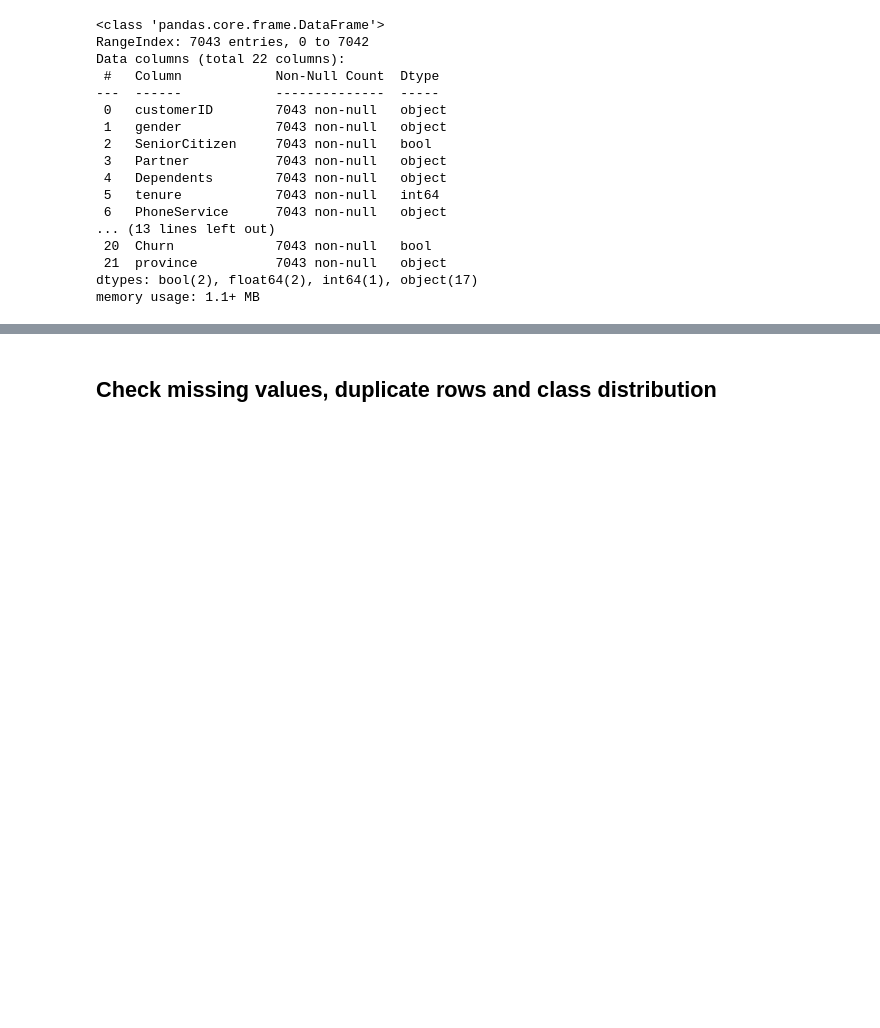
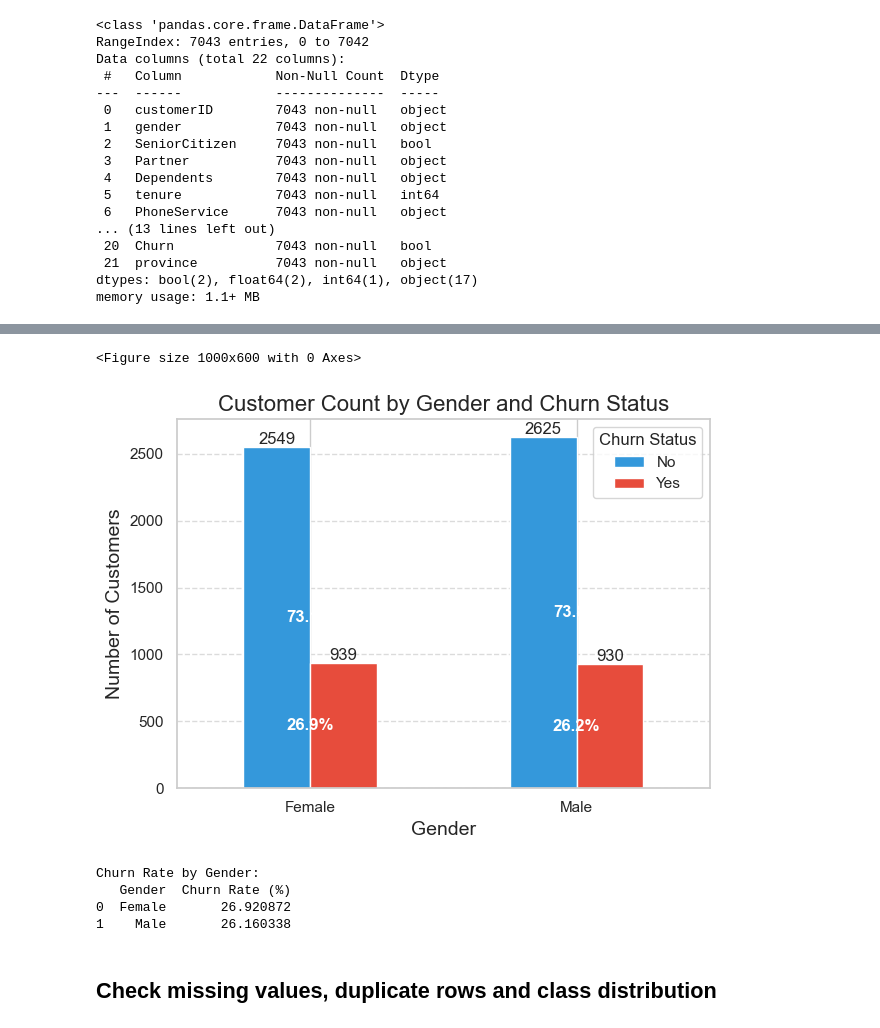
Before and after one commit to ravsssh/TelcoCustomer, a Jupyter notebook: Telco Customer Churn Rate.ipynb, the cells around one changed output, grey strips where cells are left out. Cells and saved outputs as stored; diff of their text form; code cells hidden in the pictures; blank space fills up the shorter version.

```diff
--- a/Telco Customer Churn Rate.ipynb
+++ b/Telco Customer Churn Rate.ipynb
@@ -113,3 +144,54 @@ memory usage: 1.1+ MB
+# %%
+import matplotlib.pyplot as plt
+import seaborn as sns
+
+# Create a grouped bar chart
+plt.figure(figsize=(10, 6))
+
+# Count the number of customers by gender and churn status
+gender_churn_counts = original_df.groupby(['gender', 'Churn']).size().unstack()
+
+# Create the plot
+ax = gender_churn_counts.plot(kind='bar', color=['#3498db', '#e74c3c'])
+
+# Add value labels on top of each bar
+for container in ax.containers:
+    ax.bar_label(container, fmt='%d')
+
+# Customize the plot
+plt.title('Customer Count by Gender and Churn Status', fontsize=16)
+plt.xlabel('Gender', fontsize=14)
+plt.ylabel('Number of Customers', fontsize=14)
+plt.legend(title='Churn Status', labels=['No', 'Yes'])
+plt.xticks(rotation=0)
+plt.grid(axis='y', linestyle='--', alpha=0.7)
+
+# Add percentage annotations
+for i, gender in enumerate(gender_churn_counts.index):
+    total = gender_churn_counts.loc[gender].sum()
+    for j, churn in enumerate(gender_churn_counts.columns):
+        count = gender_churn_counts.loc[gender, churn]
+        percentage = 100 * count / total
+        plt.text(i, count/2, f'{percentage:.1f}%',
+                 ha='center', va='center', color='white', fontweight='bold')
+
+plt.tight_layout()
+plt.show()
+
+# Print summary statistics
+print("Churn Rate by Gender:")
+churn_by_gender = original_df.groupby('gender')['Churn'].apply(
+    lambda x: (x == 'Yes').mean() * 100
+).reset_index()
+churn_by_gender.columns = ['Gender', 'Churn Rate (%)']
+print(churn_by_gender)
+# %% [output]
+<Figure size 1000x600 with 0 Axes>
+[figure, added]
+Churn Rate by Gender:
+   Gender  Churn Rate (%)
+0  Female       26.920872
+1    Male       26.160338
 # %% [markdown]
 ## Check missing values, duplicate rows and class distribution
 # %%
```
Also changed, not shown: parts of 12 cells of this notebook, 1 other file.
